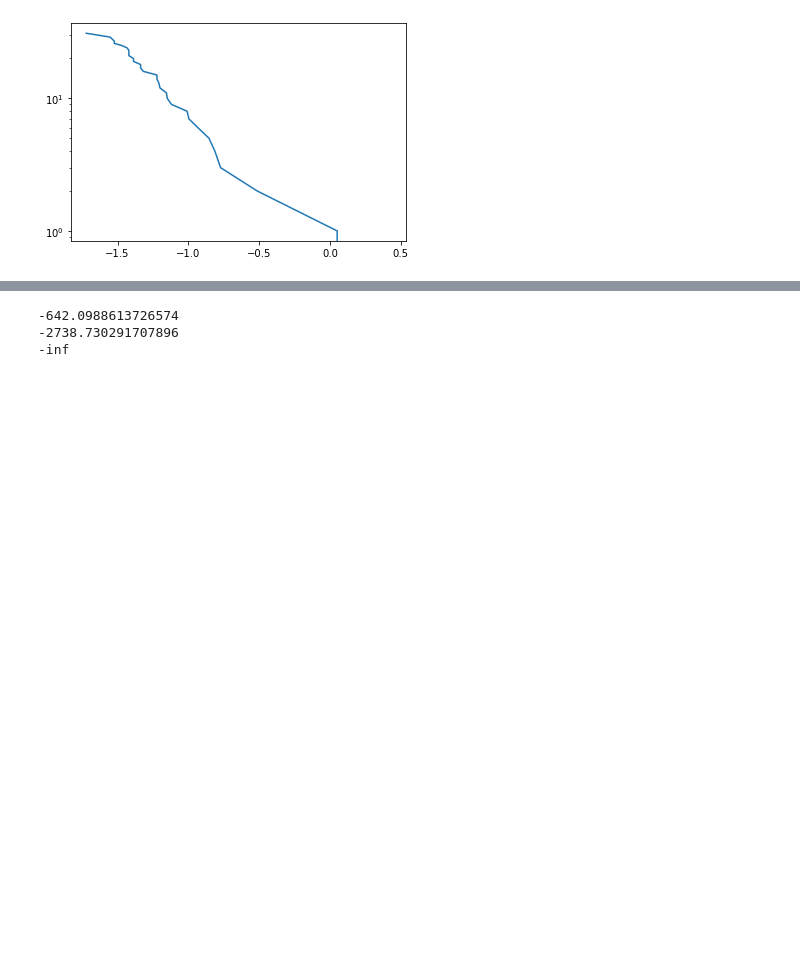
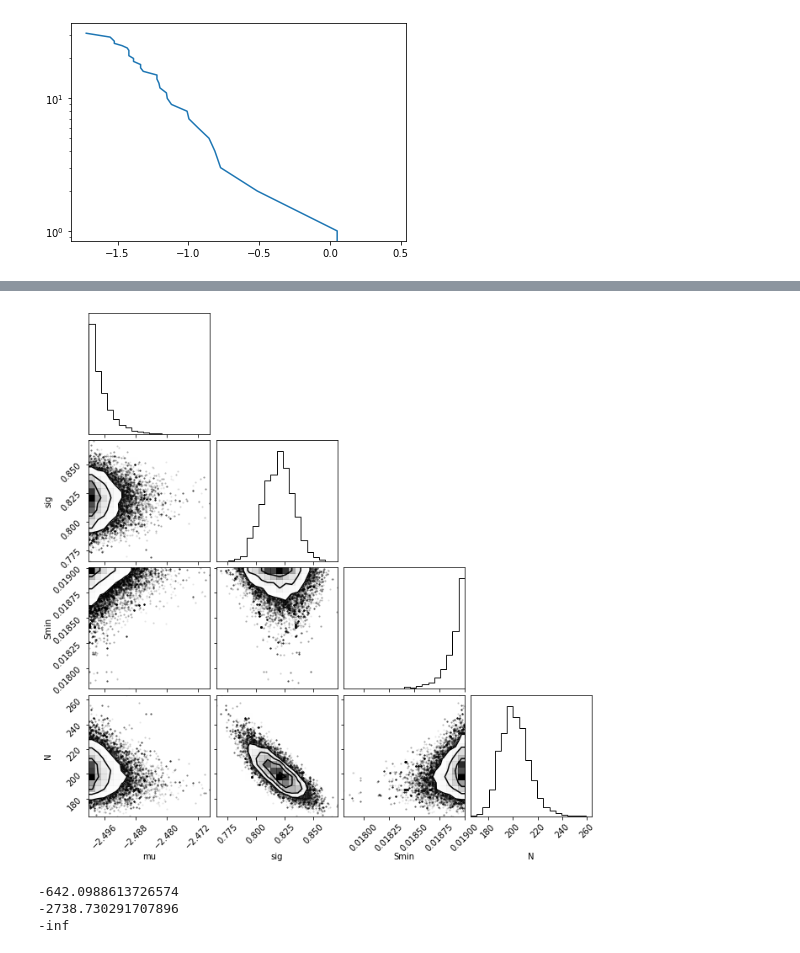
Before and after one commit to ykwang1/astr-598-au21, a Jupyter notebook: notebooks/MCMC.ipynb, the cells around one changed output, grey strips where cells are left out. Saved outputs shown, nothing was run; the diff lists cells and outputs as text; code cells hidden in the pictures; blank space fills up the shorter version.

```diff
--- a/notebooks/MCMC.ipynb
+++ b/notebooks/MCMC.ipynb
@@ -110,3 +213,11 @@ AttributeError: you must run the sampler with 'store == True' before accessing t
+# %%
+import corner
+
+fig = corner.corner(
+    trimmed, labels=labels
+);
+# %% [output]
+[figure, added]
 # %%
 print(logL_diff(p0[66]))
 print(logL_obs(p0[66], log_y_obs))
```
Also changed, not shown: parts of 36 cells of this notebook, 1 other file.
